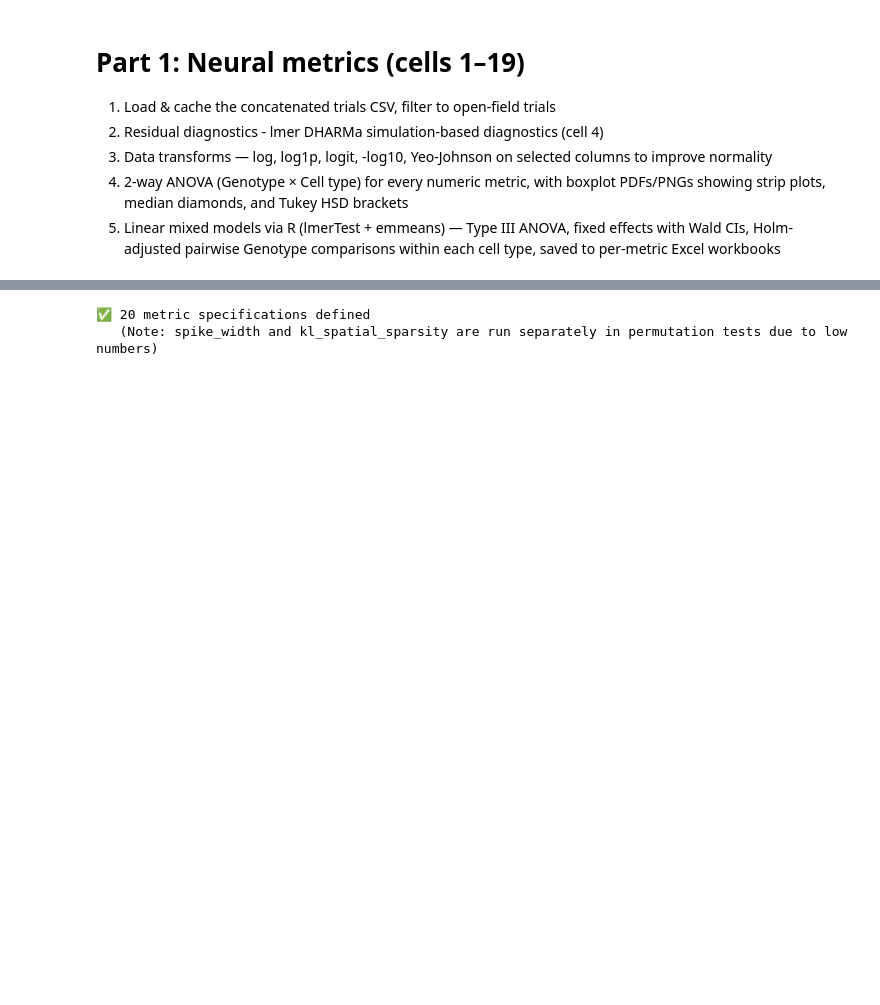
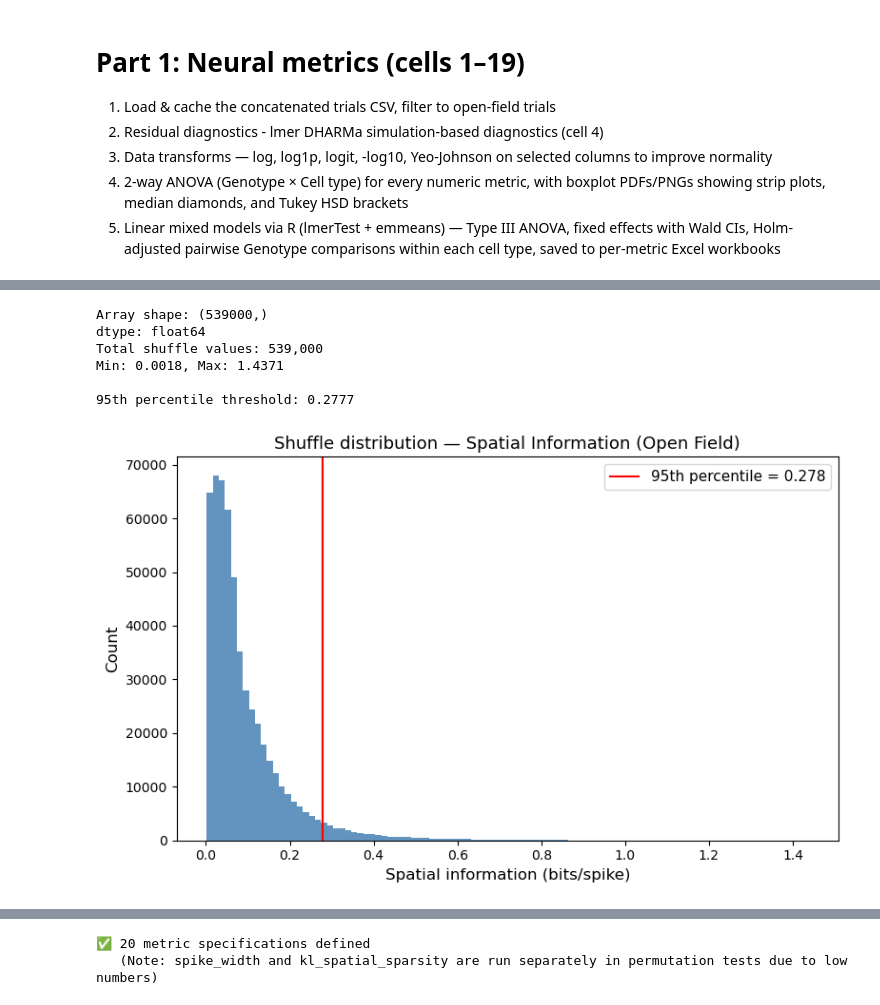
Before and after one commit to lkatsouri/NLGF_ephys_AXONA_data, a Jupyter notebook: ephys_openField_analysis.ipynb, the cells around one changed output, grey strips where cells are left out. Cells and saved outputs as stored; diff of their text form; code cells hidden in the pictures; blank space fills up the shorter version.

```diff
--- a/ephys_openField_analysis.ipynb
+++ b/ephys_openField_analysis.ipynb
@@ -110,7 +111,50 @@ Dataframe: (1078, 36) ['filename', 'channel', 'cluster', 'num_spikes', 'mouse_na
 # %%
-# TODO: PLOT THE KMEANS TEST FOR THE NEURONS AND SHOW THE BIMODAL DISTRUBUTION
+import numpy as np
+import matplotlib.pyplot as plt
 
-# TODO: PLOT THE SHUFFLES AND SEE IF YOU CAN FIND THE 95TH PERCENTILE
+# Load shuffle results
+open_field_SI_shuffle_results = np.load(
+    '/Users/loukia/Library/CloudStorage/Dropbox-UCL/Loukia Katsouri/DataProtocolsEquipment/Ephys_Analysis/RobinData/shuffles/spatial_info/open_field/spatial_info_shuffle.npy',
+    allow_pickle=True
+)
 
-# axes[2].hist(residuals, bins=40, density=True, alpha=0.7,
-#                                  edgecolor='black', linewidth=0.3, color='steelblue')
+# Flatten all shuffle values into one distribution
+# Shape depends on how the shuffle was saved - check first
+print("Array shape:", open_field_SI_shuffle_results.shape)
+print("dtype:", open_field_SI_shuffle_results.dtype)
+
+# If it's an object array (ragged), flatten like this:
+if open_field_SI_shuffle_results.dtype == object:
+    shuffle_flat = np.concatenate([x.flatten() for x in open_field_SI_shuffle_results])
+else:
+    shuffle_flat = open_field_SI_shuffle_results.flatten()
+
+print(f"Total shuffle values: {len(shuffle_flat):,}")
+print(f"Min: {shuffle_flat.min():.4f}, Max: {shuffle_flat.max():.4f}")
+
+# Compute 95th percentile threshold
+threshold_95 = np.percentile(shuffle_flat, 95)
+print(f"\n95th percentile threshold: {threshold_95:.4f}")
+
+# ── Plot ──────────────────────────────────────────────────────────────────────
+fig, ax = plt.subplots(figsize=(8, 5))
+
+ax.hist(shuffle_flat, bins=100, color='steelblue', edgecolor='none', alpha=0.85)
+ax.axvline(threshold_95, color='red', linewidth=1.5, label=f'95th percentile = {threshold_95:.3f}')
+
+ax.set_xlabel('Spatial information (bits/spike)', fontsize=12)
+ax.set_ylabel('Count', fontsize=12)
+ax.set_title('Shuffle distribution — Spatial Information (Open Field)', fontsize=13)
+ax.legend(fontsize=11)
+
+plt.tight_layout()
+plt.savefig(os.path.join(OPEN_FIELD_OUTDIR, 'SI_shuffle_open_field.pdf'), dpi=300)
+plt.show()
+# %% [output]
+Array shape: (539000,)
+dtype: float64
+Total shuffle values: 539,000
+Min: 0.0018, Max: 1.4371
+
+95th percentile threshold: 0.2777
+[figure, added]
```
Also changed, not shown: parts of 21 cells of this notebook, 1 other file.
